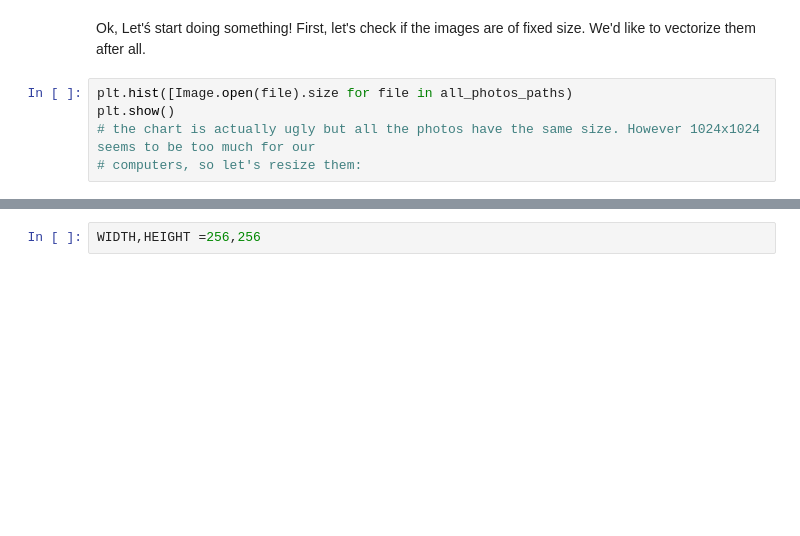
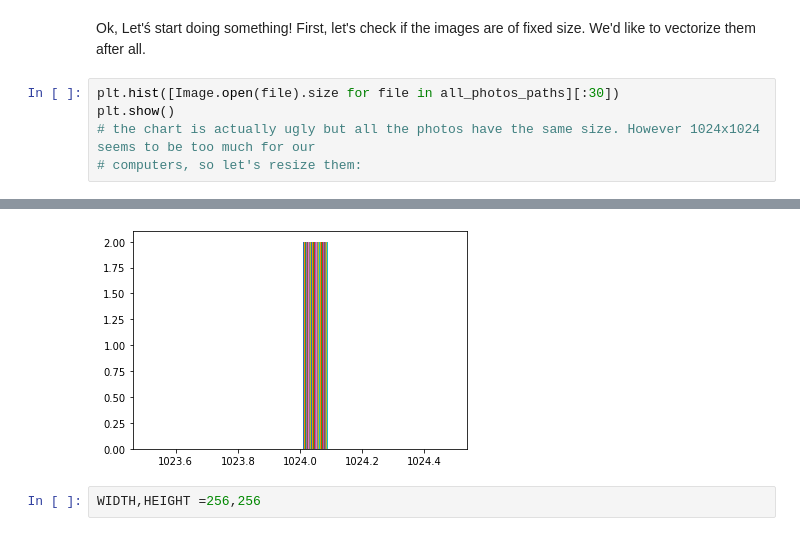
Before and after one commit to Ro6ertWcislo/rtgClassification, a Jupyter notebook: rtg.ipynb, the cells around one changed output, grey strips where cells are left out. Saved outputs shown, nothing was run; the diff lists cells and outputs as text; blank space fills up the shorter version.

```diff
--- a/rtg.ipynb
+++ b/rtg.ipynb
@@ -158,7 +158,7 @@ draw(list(sick),(3,3),"sick examples")
 # %% [markdown]
 Ok, Let'ś start doing something! First, let's check if the images are of fixed size. We'd like to vectorize them after all.
 # %%
-plt.hist([Image.open(file).size for file in all_photos_paths)
+plt.hist([Image.open(file).size for file in all_photos_paths][:30])
 plt.show()
 # the chart is actually ugly but all the photos have the same size. However 1024x1024 seems to be too much for our
 # computers, so let's resize them:
@@ -167,3 +166,4 @@ SyntaxError: invalid syntax (<ipython-input-19-935d74214e8b>, line 1)
+[figure, added]
 # %%
 WIDTH,HEIGHT =256,256
 # %% [markdown]
```
Also changed, not shown: parts of 26 cells of this notebook.
